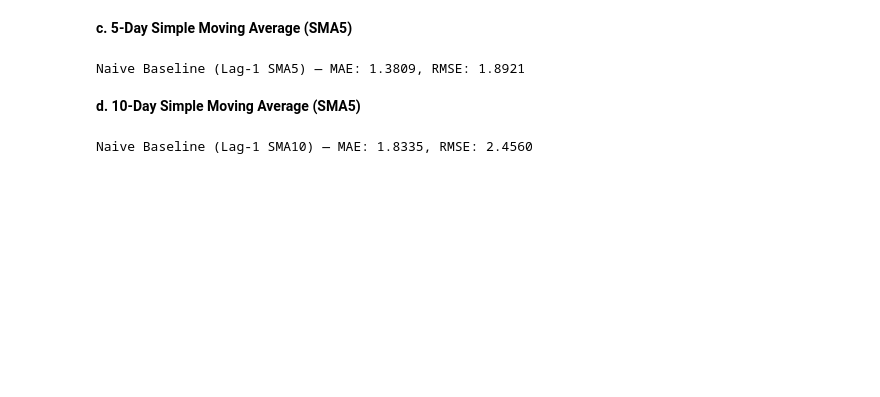
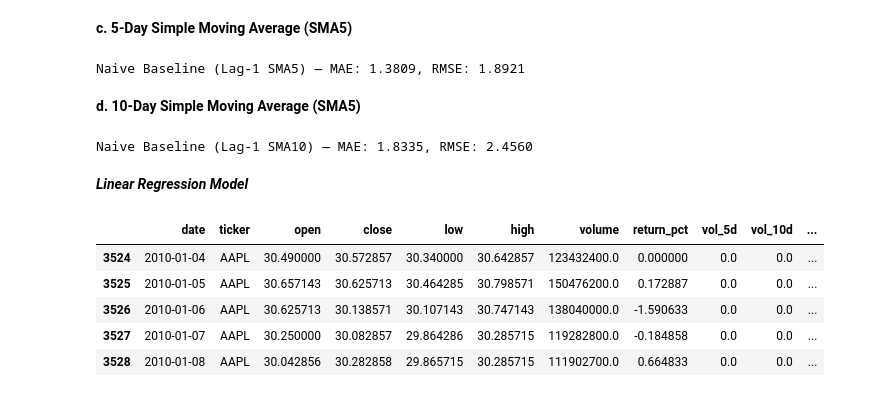
Before and after one commit to jairo-aguirre/ML-Team-Project, a Jupyter notebook: experiments/sumit/05_time-series-cluster-training.ipynb, the cells around one changed output. Drawn from its saved outputs; the diff is of its cells as text; code cells hidden in the pictures; blank space fills up the shorter version.

Commit message:
add baseline Linear Regression Model to predict 10 tech stocks simultaneously

```diff
--- a/experiments/sumit/05_time-series-cluster-training.ipynb
+++ b/experiments/sumit/05_time-series-cluster-training.ipynb
@@ -218,3 +234,14 @@ rmse_naive = np.sqrt(mean_squared_error(y_true, y_pred))
 print(f"Naive Baseline (Lag-1 SMA10) — MAE: {mae_naive:.4f}, RMSE: {rmse_naive:.4f}")
 # %% [output]
 Naive Baseline (Lag-1 SMA10) — MAE: 1.8335, RMSE: 2.4560
+# %% [markdown]
+***Linear Regression Model***
+# %%
+train_data.head()
+# %% [output]
+|  | date | ticker | open | close | low | high | volume | return_pct | vol_5d | vol_10d | ... |
+| 3524 | 2010-01-04 | AAPL | 30.490000 | 30.572857 | 30.340000 | 30.642857 | 123432400.0 | 0.000000 | 0.0 | 0.0 | ... |
+| 3525 | 2010-01-05 | AAPL | 30.657143 | 30.625713 | 30.464285 | 30.798571 | 150476200.0 | 0.172887 | 0.0 | 0.0 | ... |
+| 3526 | 2010-01-06 | AAPL | 30.625713 | 30.138571 | 30.107143 | 30.747143 | 138040000.0 | -1.590633 | 0.0 | 0.0 | ... |
+| 3527 | 2010-01-07 | AAPL | 30.250000 | 30.082857 | 29.864286 | 30.285715 | 119282800.0 | -0.184858 | 0.0 | 0.0 | ... |
+| 3528 | 2010-01-08 | AAPL | 30.042856 | 30.282858 | 29.865715 | 30.285715 | 111902700.0 | 0.664833 | 0.0 | 0.0 | ... |
```
Also changed, not shown: parts of 24 cells of this notebook, 1 other file.
